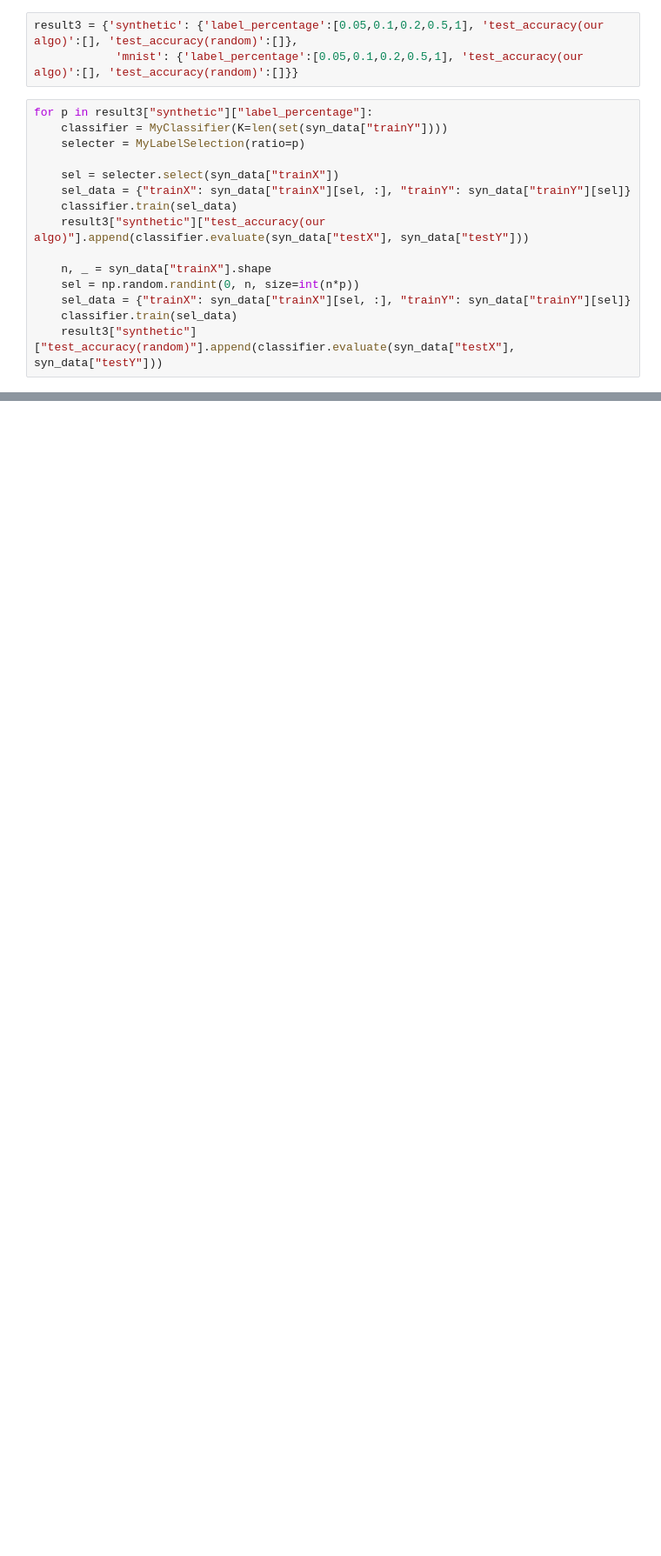
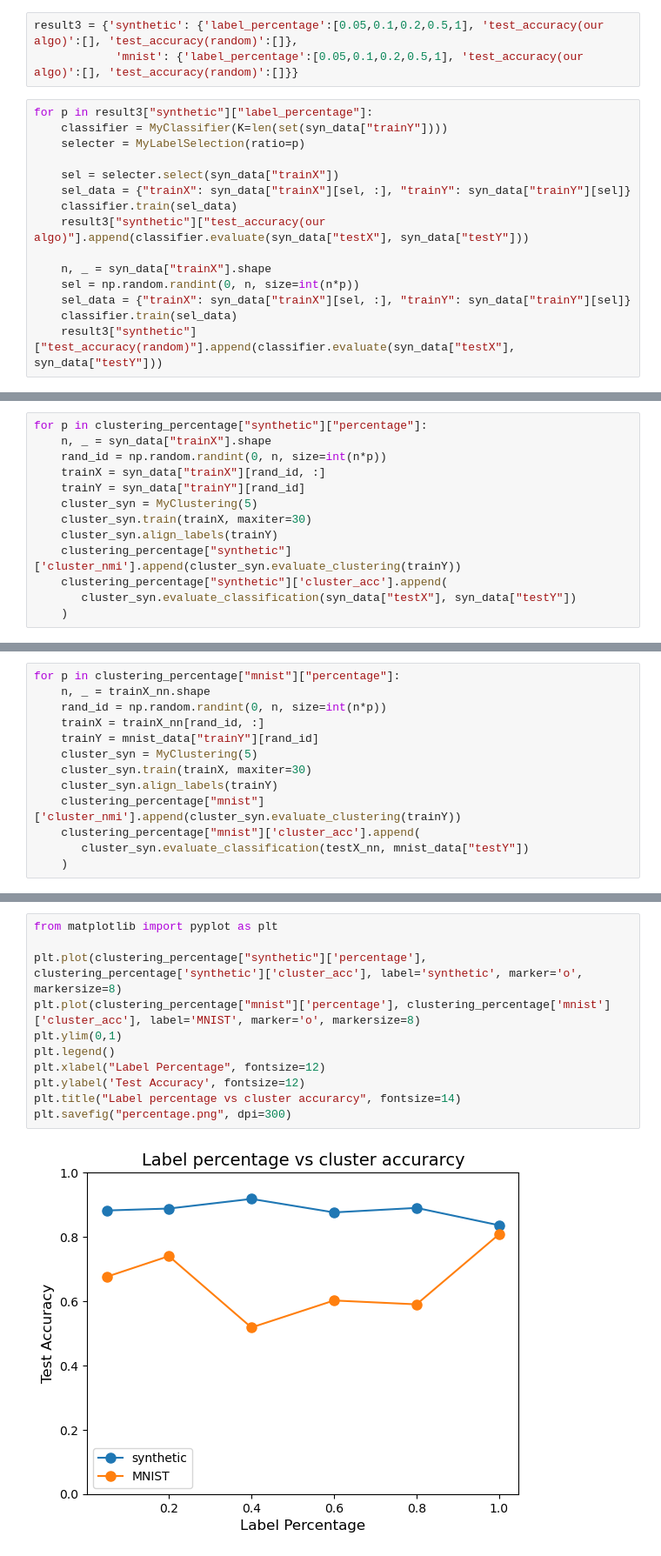
Before and after one commit to YuntianW/ECE236A, a Jupyter notebook: ECE236A_Project_Demo.ipynb, the cells around one changed output, grey strips where cells are left out. Shown at 87% size. Drawn from its saved outputs; the diff is of its cells as text; blank space fills up the shorter version.

```diff
--- a/ECE236A_Project_Demo.ipynb
+++ b/ECE236A_Project_Demo.ipynb
@@ -219,0 +178,13 @@ array([0., 1., 0.])
+# %%
+for p in clustering_percentage["synthetic"]["percentage"]:
+    n, _ = syn_data["trainX"].shape
+    rand_id = np.random.randint(0, n, size=int(n*p))
+    trainX = syn_data["trainX"][rand_id, :]
+    trainY = syn_data["trainY"][rand_id]
+    cluster_syn = MyClustering(5)
+    cluster_syn.train(trainX, maxiter=30)
+    cluster_syn.align_labels(trainY)
+    clustering_percentage["synthetic"]['cluster_nmi'].append(cluster_syn.evaluate_clustering(trainY))
+    clustering_percentage["synthetic"]['cluster_acc'].append(
+       cluster_syn.evaluate_classification(syn_data["testX"], syn_data["testY"])
+    )
@@ -219,0 +198,13 @@ array([0., 1., 0.])
+# %%
+for p in clustering_percentage["mnist"]["percentage"]:
+    n, _ = trainX_nn.shape
+    rand_id = np.random.randint(0, n, size=int(n*p))
+    trainX = trainX_nn[rand_id, :]
+    trainY = mnist_data["trainY"][rand_id]
+    cluster_syn = MyClustering(5)
+    cluster_syn.train(trainX, maxiter=30)
+    cluster_syn.align_labels(trainY)
+    clustering_percentage["mnist"]['cluster_nmi'].append(cluster_syn.evaluate_clustering(trainY))
+    clustering_percentage["mnist"]['cluster_acc'].append(
+       cluster_syn.evaluate_classification(testX_nn, mnist_data["testY"])
+    )
@@ -219,0 +237,13 @@ array([0., 1., 0.])
+# %%
+from matplotlib import pyplot as plt
+
+plt.plot(clustering_percentage["synthetic"]['percentage'], clustering_percentage['synthetic']['cluster_acc'], label='synthetic', marker='o', markersize=8)
+plt.plot(clustering_percentage["mnist"]['percentage'], clustering_percentage['mnist']['cluster_acc'], label='MNIST', marker='o', markersize=8)
+plt.ylim(0,1)
+plt.legend()
+plt.xlabel("Label Percentage", fontsize=12)
+plt.ylabel('Test Accuracy', fontsize=12)
+plt.title("Label percentage vs cluster accurarcy", fontsize=14)
+plt.savefig("percentage.png", dpi=300)
+# %% [output]
+[figure, added]
```
Also changed, not shown: parts of 18 cells of this notebook, 1 other file.
